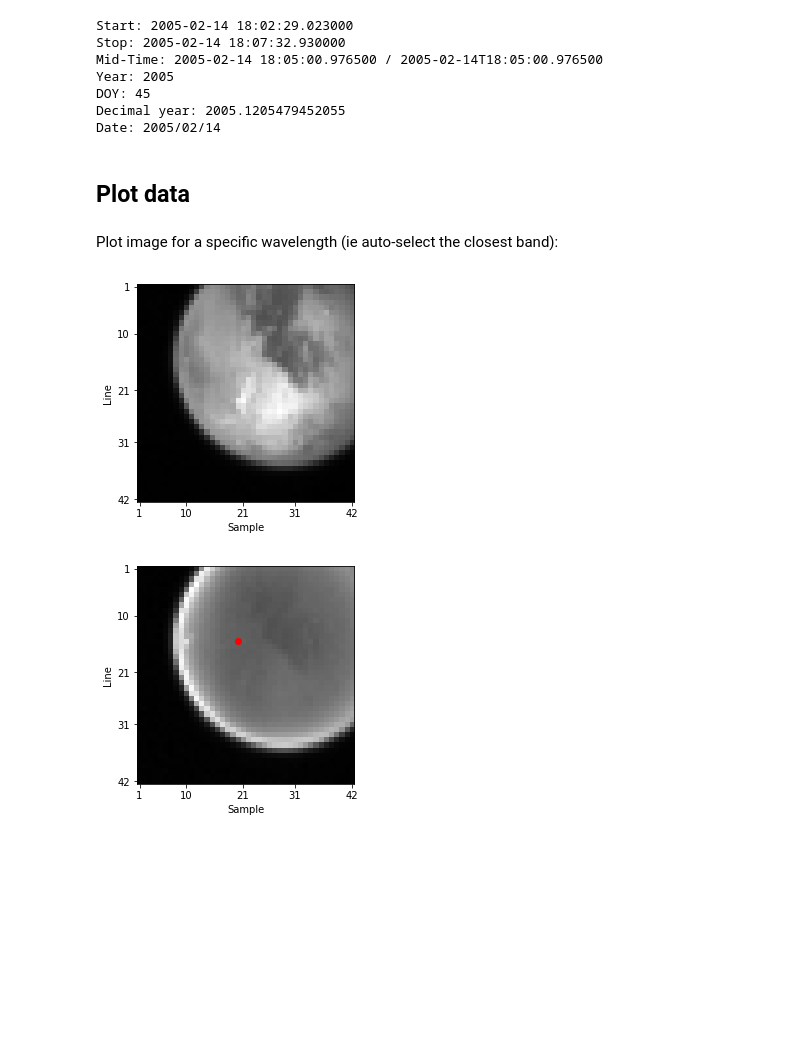
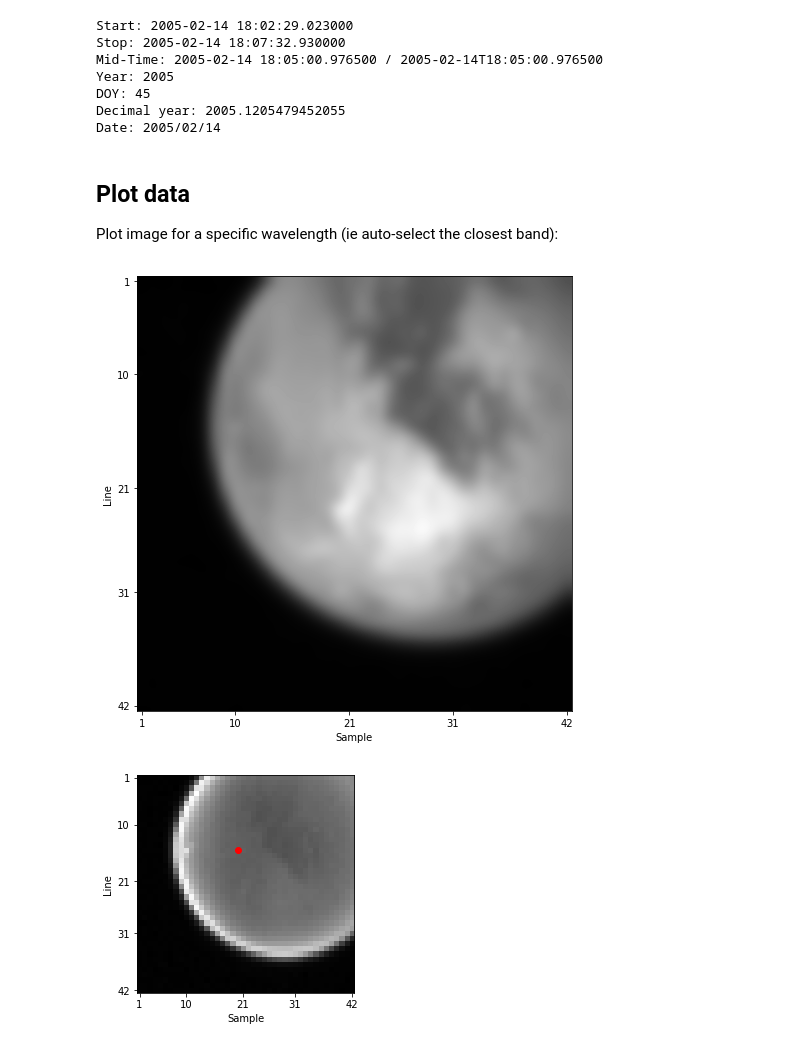
Before and after one commit to seignovert/pyvims, a Jupyter notebook: pyvims.ipynb, the cells around one changed output. Drawn from its saved outputs; the diff is of its cells as text; code cells hidden in the pictures; blank space fills up the shorter version.

```diff
--- a/pyvims.ipynb
+++ b/pyvims.ipynb
@@ -68,5 +70,3 @@ Year: 2005
 DOY: 45
 Decimal year: 2005.1205479452055
 Date: 2005/02/14
-# %% [markdown]
-## Plot data
@@ -75,15 +73,21 @@ import matplotlib.pyplot as plt
 # %% [markdown]
+## Plot data
+
 Plot image for a specific wavelength (ie auto-select the closest band):
 # %%
-plt.imshow(cube.getImg(wvln=2.03), cmap='gray', extent=cube.extent)
+img = cube.getImg(wvln=2.03)
+
+plt.figure(figsize=(8, 8))
+
+plt.imshow(img, cmap='gray', extent=cube.extent, interpolation='bicubic')
 
 plt.xticks(cube.sticks)
 plt.yticks(cube.lticks)
 
 plt.xlabel('Sample')
 plt.ylabel('Line');
 # %% [output]
-[figure, old version]
+[figure, new version]
 # %%
 plt.imshow(cube.getImg(wvln=2.12), cmap='gray', extent=cube.extent)
 
```
Also changed, not shown: parts of 8 cells of this notebook, 1 other file.
